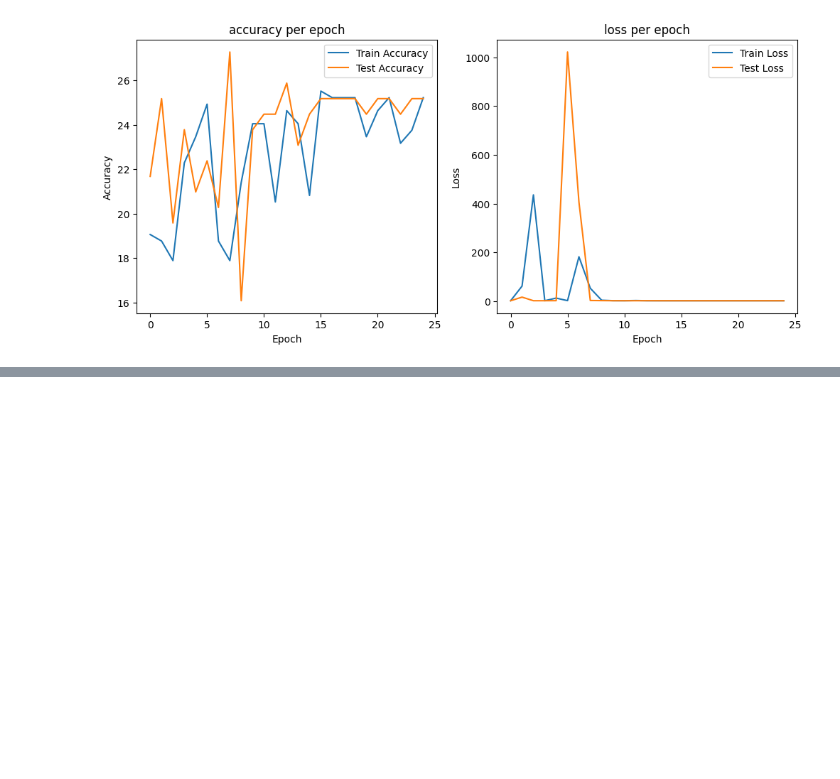
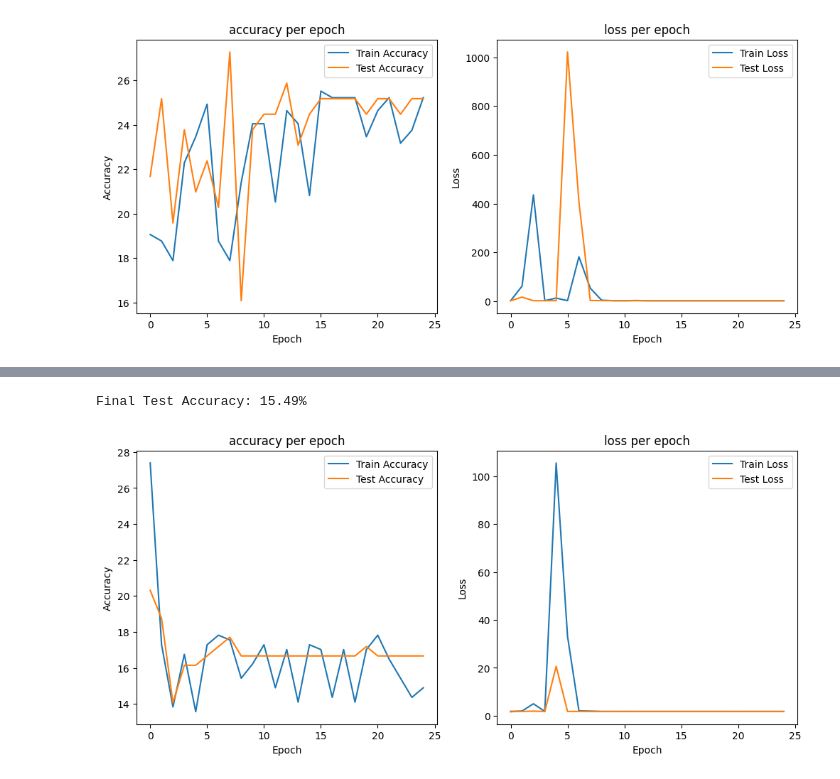
Before and after one commit to Farhan-Mehmood/AI_Assignment2, a Jupyter notebook: simple.ipynb, the cells around one changed output, grey strips where cells are left out. Cells and saved outputs as stored; diff of their text form; code cells hidden in the pictures; blank space fills up the shorter version.

```diff
--- a/simple.ipynb
+++ b/simple.ipynb
@@ -193,3 +191,23 @@ plt.show()
 # %% [output]
 Final Test Accuracy: 25.21%
 [figure]
+# %%
+train_dir = "C:\\Users\\farha\\DataspellProjects\\AI_Assignment2\\FEV_2013\\train"
+test_dir = "C:\\Users\\farha\\DataspellProjects\\AI_Assignment2\\FEV_2013\\test"
+
+train_dataset = ImageFolder(train_dir, transform=transform)
+test_dataset = ImageFolder(test_dir, transform=transform)
+
+train_loader = DataLoader(train_dataset, batch_size=32, shuffle=True)
+test_loader = DataLoader(test_dataset, batch_size=32, shuffle=False)
+# %%
+#load efficient model
+efficientnet_model = models.efficientnet_b0(pretrained=True)
+num_features = efficientnet_model.classifier[1].in_features
+efficientnet_model.classifier[1] = nn.Linear(num_features, 6)
+
+criterion = nn.CrossEntropyLoss()
+optimizer = torch.optim.Adam(efficientnet_model.parameters(), lr=0.001)
+
+device = torch.device("cuda" if torch.cuda.is_available() else "cpu")
+efficientnet_model.to(device)
@@ -195,0 +302,47 @@ Final Test Accuracy: 25.21%
+# %%
+#final evaluation
+efficientnet_model.eval()
+y_true = []
+y_pred = []
+
+with torch.no_grad():
+    for images, labels in test_loader:
+        images, labels = images.to(device), labels.to(device)
+        outputs = efficientnet_model(images)
+        _, predicted = outputs.max(1)
+        y_true.extend(labels.cpu().numpy())
+        y_pred.extend(predicted.cpu().numpy())
+        total += labels.size(0)
+        correct += predicted.eq(labels).sum().item()
+
+final_test_accuracy = 100 * correct / total
+print(f'Final Test Accuracy: {final_test_accuracy:.2f}%')
+
+conf_matrix = confusion_matrix(y_true, y_pred)
+cm_display = ConfusionMatrixDisplay(conf_matrix, display_labels=test_dataset.classes)
+
+
+plt.figure(figsize=(12, 5))
+
+#accuracy plots
+plt.subplot(1, 2, 1)
+plt.plot(train_acc_list, label='Train Accuracy')
+plt.plot(test_acc_list, label='Test Accuracy')
+plt.xlabel('Epoch')
+plt.ylabel('Accuracy')
+plt.legend()
+plt.title('accuracy per epoch')
+
+#loss plots
+plt.subplot(1, 2, 2)
+plt.plot(train_loss_list, label='Train Loss')
+plt.plot(test_loss_list, label='Test Loss')
+plt.xlabel('Epoch')
+plt.ylabel('Loss')
+plt.legend()
+plt.title('loss per epoch')
+
+plt.show()
+# %% [output]
+Final Test Accuracy: 15.49%
+[figure, added]
```
Also changed, not shown: parts of 3 cells of this notebook.
